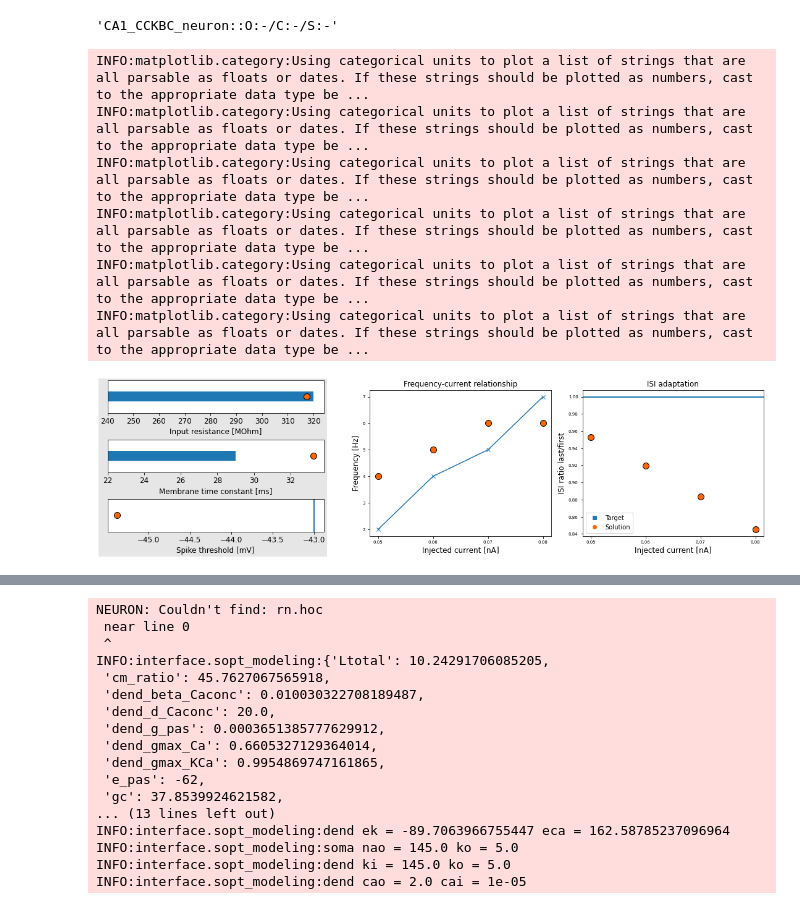
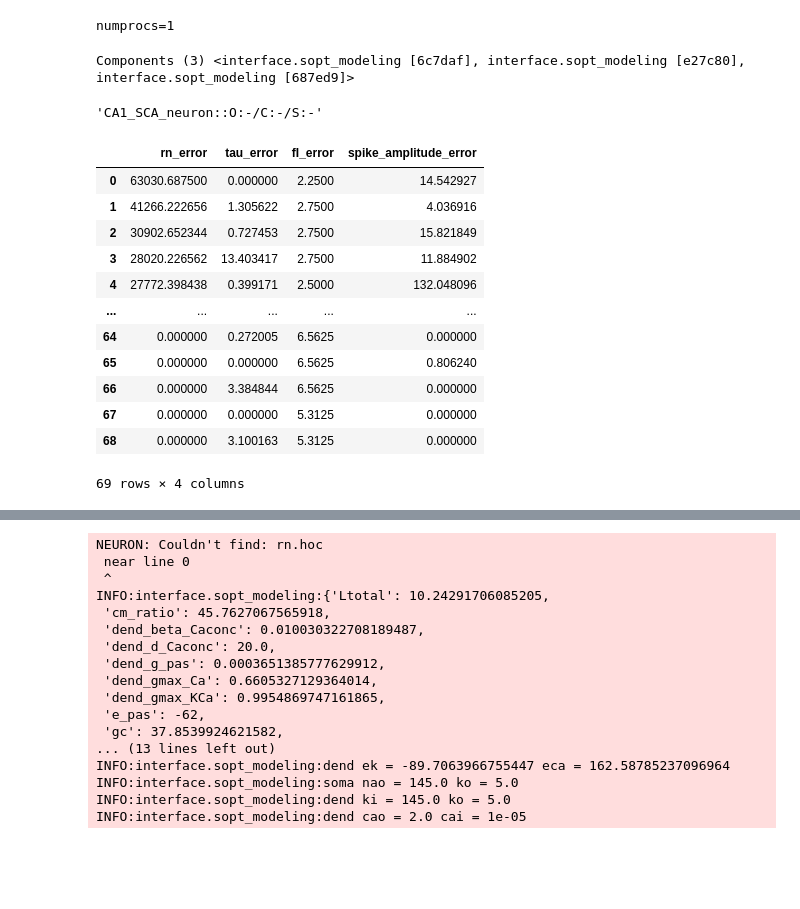
Before and after one commit to GazzolaLab/MultiObjectiveSurrogateOptimization, a Jupyter notebook: baseline.ipynb, the cells around one changed output, grey strips where cells are left out. Saved outputs shown, nothing was run; the diff lists cells and outputs as text; code cells hidden in the pictures; blank space fills up the shorter version.

```diff
--- a/baseline.ipynb
+++ b/baseline.ipynb
@@ -80,19 +13,36 @@ y*
-# %%
-cckbc
-cckbc.label()
-# %% [output]
-'CA1_CCKBC_neuron::O:-/C:-/S:-'
-# %%
-# inspect single datapoint
-
-cckbc = interface.components[3]
-
-cckbc.plot_features(best["CCKBC"]["f"].iloc[12]);
-# %% [output]
-INFO:matplotlib.category:Using categorical units to plot a list of strings that are all parsable as floats or dates. If these strings should be plotted as numbers, cast to the appropriate data type be ...
-INFO:matplotlib.category:Using categorical units to plot a list of strings that are all parsable as floats or dates. If these strings should be plotted as numbers, cast to the appropriate data type be ...
-INFO:matplotlib.category:Using categorical units to plot a list of strings that are all parsable as floats or dates. If these strings should be plotted as numbers, cast to the appropriate data type be ...
-INFO:matplotlib.category:Using categorical units to plot a list of strings that are all parsable as floats or dates. If these strings should be plotted as numbers, cast to the appropriate data type be ...
-INFO:matplotlib.category:Using categorical units to plot a list of strings that are all parsable as floats or dates. If these strings should be plotted as numbers, cast to the appropriate data type be ...
-INFO:matplotlib.category:Using categorical units to plot a list of strings that are all parsable as floats or dates. If these strings should be plotted as numbers, cast to the appropriate data type be ...
-[figure, removed]
+# %%
+_ca1_sopt_baseline = get("interface._ca1_sopt_baseline")
+
+globus_download(_ca1_sopt_baseline)
+# %% [output]
+numprocs=1
+# %%
+experiments = _ca1_sopt_baseline.components.filter(
+    lambda x: x.cell_type == 'SCA' and x.mO == '-'  # no surrogate, set to 'megp' or 'gpr'
+)
+experiments
+# %% [output]
+Components (3) <interface.sopt_modeling [6c7daf], interface.sopt_modeling [e27c80], interface.sopt_modeling [687ed9]>
+# %%
+experiment = experiments.first(lambda x: x.trial == 0)
+experiment.label()
+# %% [output]
+'CA1_SCA_neuron::O:-/C:-/S:-'
+# %%
+best = experiment.get_best()
+
+best['y']
+# %% [output]
+|  | rn_error | tau_error | fI_error | spike_amplitude_error |
+| 0 | 63030.687500 | 0.000000 | 2.2500 | 14.542927 |
+| 1 | 41266.222656 | 1.305622 | 2.7500 | 4.036916 |
+| 2 | 30902.652344 | 0.727453 | 2.7500 | 15.821849 |
+| 3 | 28020.226562 | 13.403417 | 2.7500 | 11.884902 |
+| 4 | 27772.398438 | 0.399171 | 2.5000 | 132.048096 |
+| ... | ... | ... | ... | ... |
+| 64 | 0.000000 | 0.272005 | 6.5625 | 0.000000 |
+| 65 | 0.000000 | 0.000000 | 6.5625 | 0.806240 |
+| 66 | 0.000000 | 3.384844 | 6.5625 | 0.000000 |
+| 67 | 0.000000 | 0.000000 | 5.3125 | 0.000000 |
+| 68 | 0.000000 | 3.100163 | 5.3125 | 0.000000 |
+69 rows × 4 columns
```
Also changed, not shown: parts of 18 cells of this notebook.
